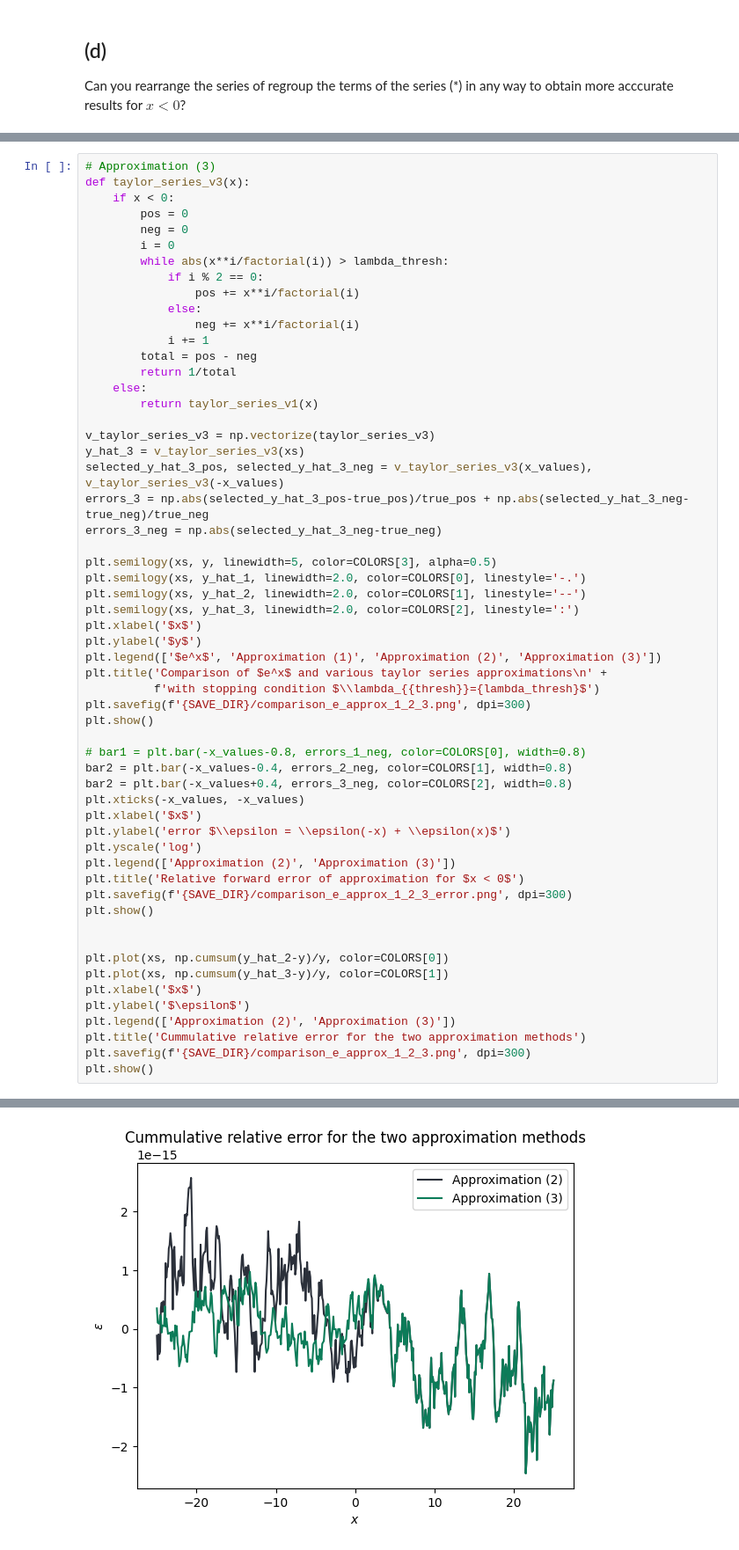
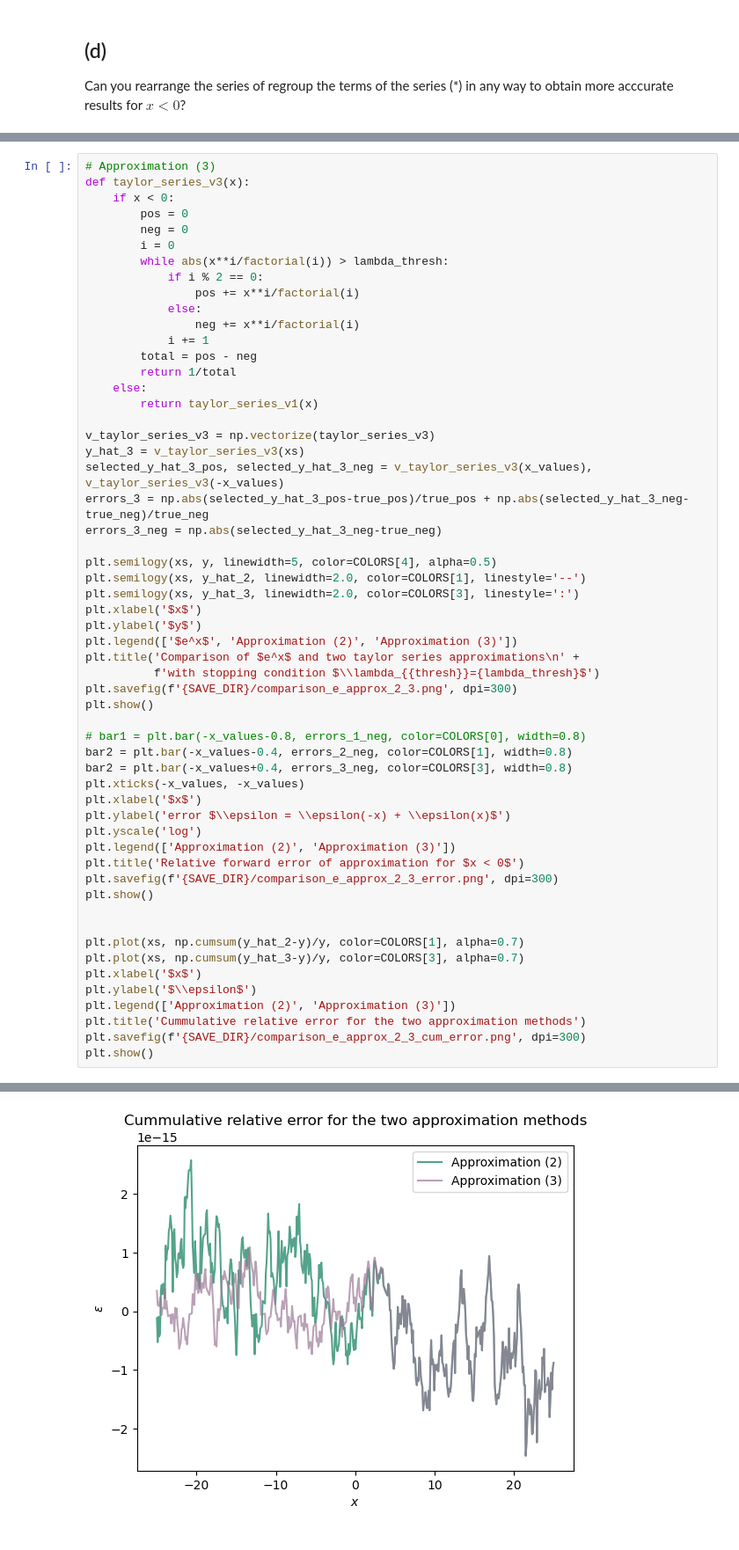
Before and after one commit to jonas4climate/na-assignment1, a Jupyter notebook: hw1_2023.ipynb, the cells around one changed output, grey strips where cells are left out. Shown at 88% size. Drawn from its saved outputs; the diff is of its cells as text.

```diff
--- a/hw1_2023.ipynb
+++ b/hw1_2023.ipynb
@@ -268,37 +265,36 @@ selected_y_hat_3_pos, selected_y_hat_3_neg = v_taylor_series_v3(x_values), v_tay
 errors_3 = np.abs(selected_y_hat_3_pos-true_pos)/true_pos + np.abs(selected_y_hat_3_neg-true_neg)/true_neg
 errors_3_neg = np.abs(selected_y_hat_3_neg-true_neg)
 
-plt.semilogy(xs, y, linewidth=5, color=COLORS[3], alpha=0.5)
-plt.semilogy(xs, y_hat_1, linewidth=2.0, color=COLORS[0], linestyle='-.')
+plt.semilogy(xs, y, linewidth=5, color=COLORS[4], alpha=0.5)
 plt.semilogy(xs, y_hat_2, linewidth=2.0, color=COLORS[1], linestyle='--')
-plt.semilogy(xs, y_hat_3, linewidth=2.0, color=COLORS[2], linestyle=':')
+plt.semilogy(xs, y_hat_3, linewidth=2.0, color=COLORS[3], linestyle=':')
 plt.xlabel('$x$')
 plt.ylabel('$y$')
-plt.legend(['$e^x$', 'Approximation (1)', 'Approximation (2)', 'Approximation (3)'])
-plt.title('Comparison of $e^x$ and various taylor series approximations\n' +
+plt.legend(['$e^x$', 'Approximation (2)', 'Approximation (3)'])
+plt.title('Comparison of $e^x$ and two taylor series approximations\n' +
           f'with stopping condition $\\lambda_{{thresh}}={lambda_thresh}$')
-plt.savefig(f'{SAVE_DIR}/comparison_e_approx_1_2_3.png', dpi=300)
+plt.savefig(f'{SAVE_DIR}/comparison_e_approx_2_3.png', dpi=300)
 plt.show()
 
 # bar1 = plt.bar(-x_values-0.8, errors_1_neg, color=COLORS[0], width=0.8)
 bar2 = plt.bar(-x_values-0.4, errors_2_neg, color=COLORS[1], width=0.8)
-bar2 = plt.bar(-x_values+0.4, errors_3_neg, color=COLORS[2], width=0.8)
+bar2 = plt.bar(-x_values+0.4, errors_3_neg, color=COLORS[3], width=0.8)
 plt.xticks(-x_values, -x_values)
 plt.xlabel('$x$')
 plt.ylabel('error $\\epsilon = \\epsilon(-x) + \\epsilon(x)$')
 plt.yscale('log')
 plt.legend(['Approximation (2)', 'Approximation (3)'])
 plt.title('Relative forward error of approximation for $x < 0$')
-plt.savefig(f'{SAVE_DIR}/comparison_e_approx_1_2_3_error.png', dpi=300)
+plt.savefig(f'{SAVE_DIR}/comparison_e_approx_2_3_error.png', dpi=300)
 plt.show()
 
 
-plt.plot(xs, np.cumsum(y_hat_2-y)/y, color=COLORS[0])
-plt.plot(xs, np.cumsum(y_hat_3-y)/y, color=COLORS[1])
+plt.plot(xs, np.cumsum(y_hat_2-y)/y, color=COLORS[1], alpha=0.7)
+plt.plot(xs, np.cumsum(y_hat_3-y)/y, color=COLORS[3], alpha=0.7)
 plt.xlabel('$x$')
-plt.ylabel('$\epsilon$')
+plt.ylabel('$\\epsilon$')
 plt.legend(['Approximation (2)', 'Approximation (3)'])
 plt.title('Cummulative relative error for the two approximation methods')
-plt.savefig(f'{SAVE_DIR}/comparison_e_approx_1_2_3.png', dpi=300)
+plt.savefig(f'{SAVE_DIR}/comparison_e_approx_2_3_cum_error.png', dpi=300)
 plt.show()
 # %% [output]
@@ -307 +303 @@ plt.show()
-[figure, old version]
+[figure, new version]
```
Also changed, not shown: parts of 15 cells of this notebook, 14 other files.
